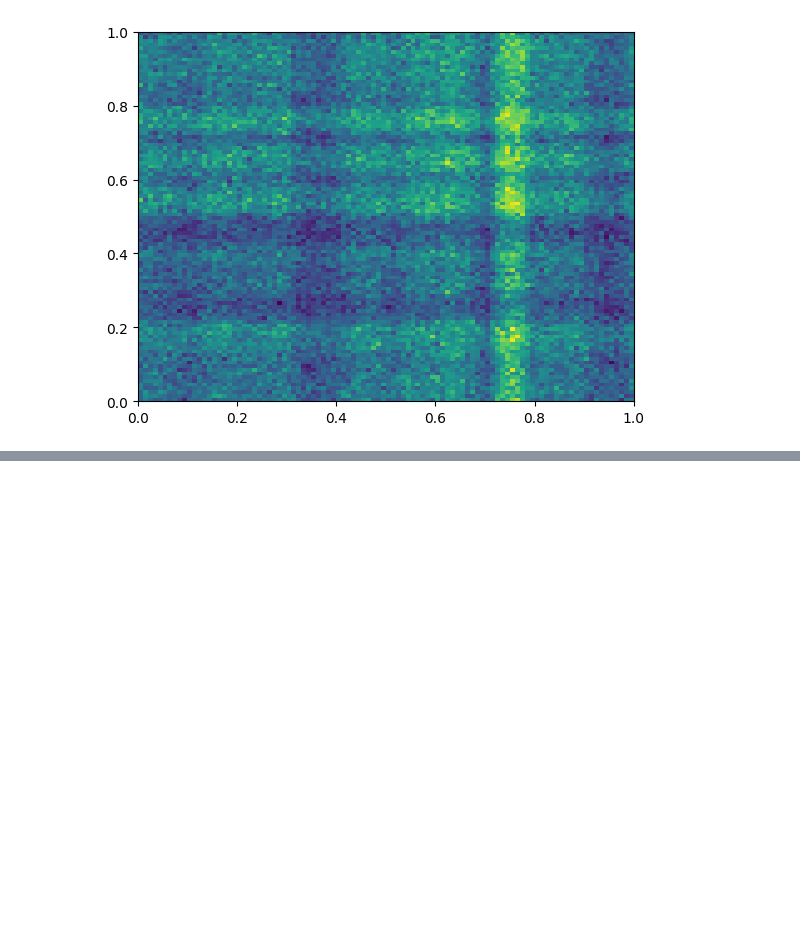
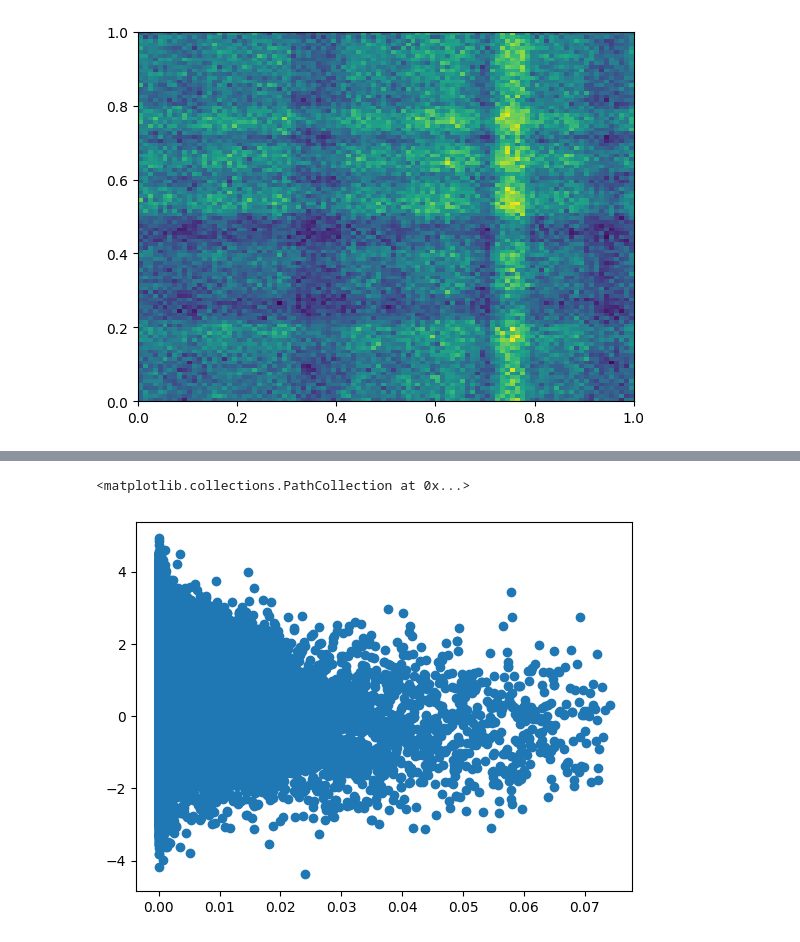
Before and after one commit to valsdav/MEMFlow, a Jupyter notebook: notebooks/TestFlows.ipynb, the cells around one changed output, grey strips where cells are left out. Saved outputs shown, nothing was run; the diff lists cells and outputs as text; code cells hidden in the pictures; blank space fills up the shorter version.

```diff
--- a/notebooks/TestFlows.ipynb
+++ b/notebooks/TestFlows.ipynb
@@ -299,0 +450,14 @@ plt.hist2d(initial[:,0].numpy(),
+# %%
+logp_g = flow().log_prob(ps_test)
+momenta, rambo_jac, x1, x2 = rambo.get_momenta_from_ps(ps_test)
+pdf_weight = phasespace.get_pdf_weight(x1,x2,[21,21], pdf)
+smatrix = hardscatter.eval_smatrix_batch([21,21,25,6,-6], momenta)
+shat = x1 * x2 * E_CM**2
+# Target function with pdf and 1/2s
+target = smatrix
+logp_target = target.log()
+# %%
+plt.scatter(pdf_weight, logp_g.detach().numpy())
+# %% [output]
+<matplotlib.collections.PathCollection at 0x...>
+[figure, added]
```
Also changed, not shown: parts of 36 cells of this notebook, 1 other file.
